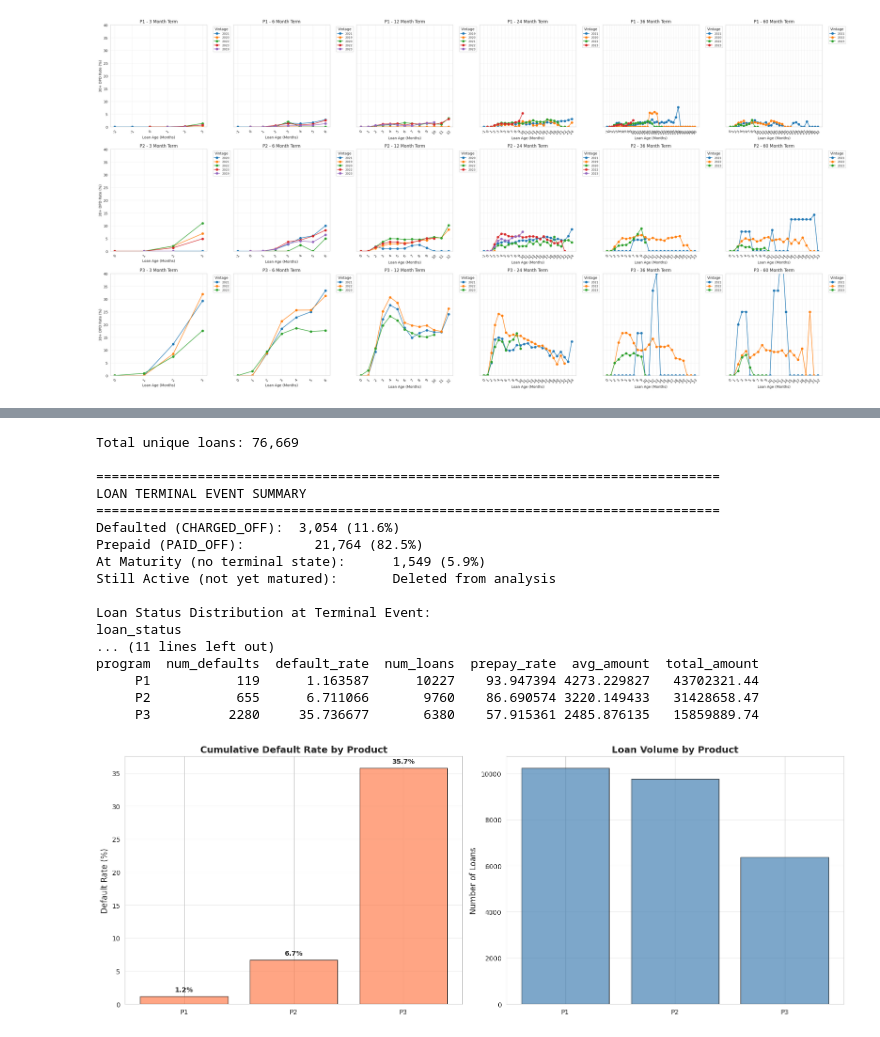
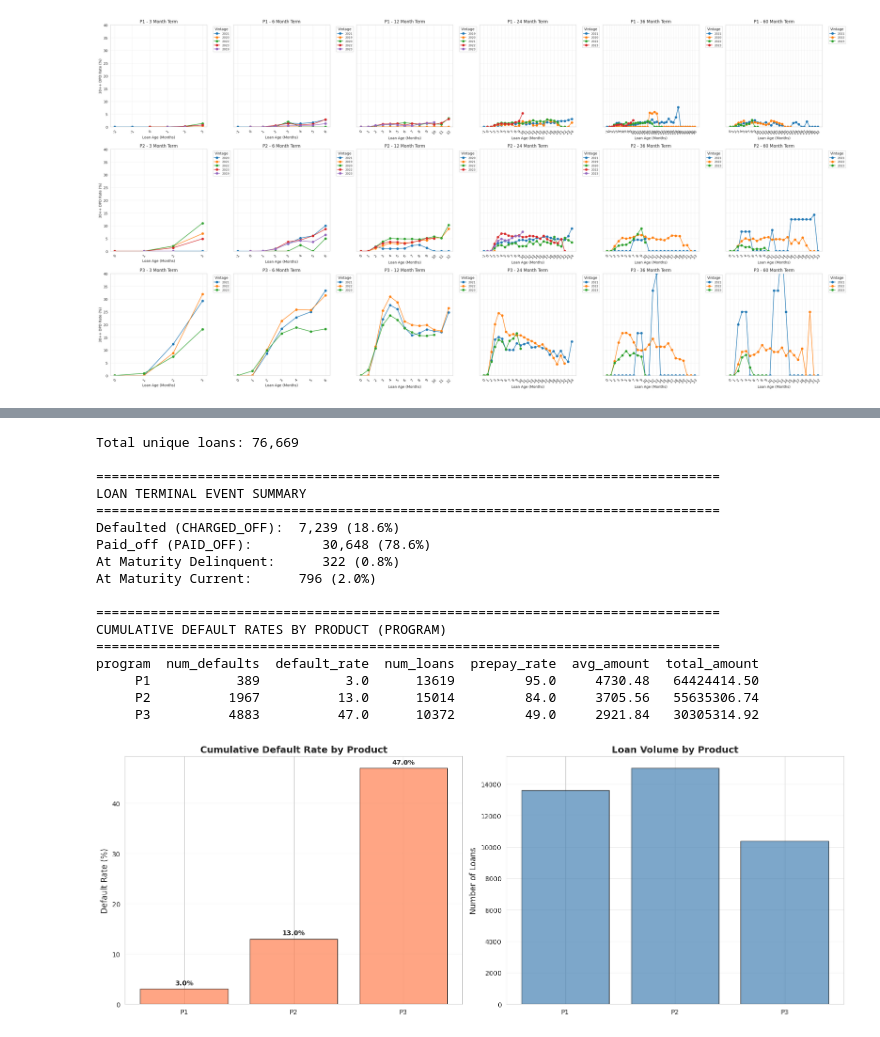
Before and after one commit to EllenNYC/Moore, a Jupyter notebook: data_exploration.ipynb, the cells around one changed output, grey strips where cells are left out. Drawn from its saved outputs; the diff is of its cells as text; code cells hidden in the pictures.

```diff
--- a/data_exploration.ipynb
+++ b/data_exploration.ipynb
@@ -381,13 +427,12 @@ plt.show()
 # %%
 # Merge loan tape with performance data
 df = loan_perf_clean.merge(
-    loan_tape_clean[['display_id', 'disbursement_d', 'loan_term', 'fico_score', 'approved_amount', 'program', 'vertical','vintage_quarter']],
+    loan_tape_clean[['display_id', 'disbursement_d', 'mdr', 'int_rate', 'loan_term', 'fico_score', 'approved_amount', 'program', 'vertical','vintage_quarter']],
     on='display_id',
     how='inner'
 )
 
 print(f"Merged dataset shape: {df.shape}")
-df.head()
 
 # Calculate loan age in months
 df['loan_age_months'] = ((df['report_date'] - df['disbursement_d']).dt.days / 30.44).round().astype(int)
@@ -400,6 +445,7 @@ df['disbursement_year'] = df['disbursement_d'].dt.year
 df['disbursement_quarter'] = df['disbursement_d'].dt.to_period('Q')
 df['disbursement_year'] = df['disbursement_d'].dt.to_period('Y')
 
+#written off loans look like from cancelled transactions, exclude them
 df=df[df.loan_status!='WRITTEN_OFF']
 
 print("\nVintage Distribution:")
@@ -515,7 +582,7 @@ for i, prog in enumerate(programs):
         axes[i,j].set_title(f'{prog} - {term} Month Term')
         axes[i,j].set_xlabel('Loan Age (Months)')
         if j == 0:
-            axes[i,j].set_ylabel('30+ DPD Rate (%)')
+            axes[i,j].set_ylabel('30++ DPD Rate (%)')
         y_lim = 5 if prog == 'P1' else 10 if prog=='P2' else 40
         axes[i,j].set_ylim(bottom=0, top=y_lim)
         axes[i,j].tick_params(axis='x', rotation=45)
@@ -776,14 +862,14 @@ plt.show()
 # %%
 # Get final status for each loan from df - capture entry at FIRST terminal event
-# Terminal events: Default (CHARGED_OFF, WRITTEN_OFF), Paid Off (PAID_OFF, SATISFIED), or Maturity
+# Terminal events: Default (CHARGED_OFF), Paid Off (PAID_OFF), or Maturity
 
 # Sort by loan and date
 df = df.sort_values(['display_id', 'report_date']).copy()
 
 # Define terminal states
 default_states = ['Default']
-payoff_states = ['Prepaid']
-terminal_states = ['Prepaid','Default']
+payoff_states = ['Paid_off']
+terminal_states = ['Paid_off','Default']
 
 # Function to get the first terminal event or maturity for each loan
 def get_terminal_event(group):
@@ -812,25 +898,31 @@ final_status_df = df.groupby('display_id', group_keys=False).apply(get_terminal_
 
 # Create event type indicators
 final_status_df['defaulted'] = final_status_df['delinquency_bucket'].isin(default_states).astype(int)
-final_status_df['prepaid'] = final_status_df['delinquency_bucket'].isin(payoff_states).astype(int)
-final_status_df['at_maturity'] = (
+final_status_df['Paid_off'] = final_status_df['delinquency_bucket'].isin(payoff_states).astype(int)
+final_status_df['at_maturity_del'] = (
     (~final_status_df['delinquency_bucket'].isin(terminal_states)) &
-    (final_status_df['loan_age_months'] >= final_status_df['loan_term'])
+    (final_status_df['loan_age_months'] >= final_status_df['loan_term'])&
+    (final_status_df['delinquency_bucket'] != 'CURRENT')
+).astype(int)
+final_status_df['at_maturity_curr'] = (
+    (~final_status_df['delinquency_bucket'].isin(terminal_states)) &
+    (final_status_df['loan_age_months'] >= final_status_df['loan_term'])&
+    (final_status_df['delinquency_bucket'] == 'CURRENT')
 ).astype(int)
 final_status_df['still_active'] = (
     (~final_status_df['delinquency_bucket'].isin(terminal_states)) &
     (final_status_df['loan_age_months'] < final_status_df['loan_term'])
 ).astype(int)
 
-#drop still active loans
+#drop still active loans-loans that have not yet reached maturity by 2023-10-31
 final_status_df=final_status_df[~(final_status_df['still_active']==1)]
 
-# Filter loans where the difference between 2023-10-31 and disbursement_d is at least 0 months
+# Filter loans where the difference between 2023-10-31 and disbursement_d is more than or equal to loan_term(those that are already matured by 2023-10-31)
 # Calculate months difference using pandas Period
-cutoff_period = pd.Period('2023-10', freq='M')
-loan_periods = final_status_df['disbursement_d'].dt.to_period('M')
-months_diff = (cutoff_period.ordinal - loan_periods.apply(lambda x: x.ordinal)+1)
-final_status_df = final_status_df[months_diff >= final_status_df['loan_term']]
+# cutoff_period = pd.Period('2023-10', freq='M')
+# loan_periods = final_status_df['disbursement_d'].dt.to_period('M')
+# months_diff = (cutoff_period.ordinal - loan_periods.apply(lambda x: x.ordinal)+1)
+# final_status_df = final_status_df[months_diff >= final_status_df['loan_term']]
 
 print(f"Total unique loans: {df['display_id'].nunique():,}")
 
@@ -839,20 +931,16 @@ print("\n" + "=" * 80)
 print("LOAN TERMINAL EVENT SUMMARY")
 print("=" * 80)
 print(f"Defaulted (CHARGED_OFF):  {final_status_df['defaulted'].sum():,} ({final_status_df['defaulted'].mean()*100:.1f}%)")
-print(f"Prepaid (PAID_OFF):         {final_status_df['prepaid'].sum():,} ({final_status_df['prepaid'].mean()*100:.1f}%)")
-print(f"At Maturity (no terminal state):      {final_status_df['at_maturity'].sum():,} ({final_status_df['at_maturity'].mean()*100:.1f}%)")
-print(f"Still Active (not yet matured):       Deleted from analysis")
-
-# Breakdown by loan status
-print("\nLoan Status Distribution at Terminal Event:")
-print(final_status_df['loan_status'].value_counts().to_string())
+print(f"Paid_off (PAID_OFF):         {final_status_df['Paid_off'].sum():,} ({final_status_df['Paid_off'].mean()*100:.1f}%)")
+print(f"At Maturity Delinquent:      {final_status_df['at_maturity_del'].sum():,} ({final_status_df['at_maturity_del'].mean()*100:.1f}%)")
+print(f"At Maturity Current:      {final_status_df['at_maturity_curr'].sum():,} ({final_status_df['at_maturity_curr'].mean()*100:.1f}%)")
 
 # Calculate final default rates by Product (Program)
 product_default = final_status_df.groupby('program').agg({
     'defaulted': ['sum', 'mean', 'count'],
-    'prepaid': 'mean',
+    'Paid_off': 'mean',
     'approved_amount': ['mean', 'sum']
-}).reset_index()
+}).reset_index().round(2)
 
 product_default.columns = ['program', 'num_defaults', 'default_rate', 'num_loans', 'prepay_rate', 'avg_amount', 'total_amount']
 product_default['default_rate'] *= 100
@@ -872,43 +960,43 @@ axes[0].bar(range(len(product_default)), product_default['default_rate'],
 axes[0].set_xticks(range(len(product_default)))
 axes[0].set_xticklabels(product_default['program'], rotation=0)
 axes[0].set_ylabel('Default Rate (%)', fontsize=12)
 axes[0].set_title('Cumulative Default Rate by Product', fontsize=14, fontweight='bold')
 axes[0].grid(axis='y', alpha=0.3)
 
 # Add value labels
 for i, row in product_default.iterrows():
     axes[0].text(i, row['default_rate'] + 0.5, f"{row['default_rate']:.1f}%",
                 ha='center', va='bottom', fontsize=10, fontweight='bold')
 
 # Number of loans by product
 axes[1].bar(range(len(product_default)), product_default['num_loans'],
             color='steelblue', alpha=0.7, edgecolor='black')
 axes[1].set_xticks(range(len(product_default)))
 axes[1].set_xticklabels(product_default['program'], rotation=0)
 axes[1].set_ylabel('Number of Loans', fontsize=12)
 axes[1].set_title('Loan Volume by Product', fontsize=14, fontweight='bold')
 axes[1].grid(axis='y', alpha=0.3)
 
 plt.tight_layout()
 plt.show()
 # %% [output]
 Total unique loans: 76,669
 
 ================================================================================
 LOAN TERMINAL EVENT SUMMARY
 ================================================================================
-Defaulted (CHARGED_OFF):  3,054 (11.6%)
-Prepaid (PAID_OFF):         21,764 (82.5%)
-At Maturity (no terminal state):      1,549 (5.9%)
-Still Active (not yet matured):       Deleted from analysis
+Defaulted (CHARGED_OFF):  7,239 (18.6%)
+Paid_off (PAID_OFF):         30,648 (78.6%)
+At Maturity Delinquent:      322 (0.8%)
+At Maturity Current:      796 (2.0%)
 
-Loan Status Distribution at Terminal Event:
-loan_status
-... (11 lines left out)
+================================================================================
+CUMULATIVE DEFAULT RATES BY PRODUCT (PROGRAM)
+================================================================================
 program  num_defaults  default_rate  num_loans  prepay_rate  avg_amount  total_amount
-     P1           119      1.163587      10227    93.947394 4273.229827   43702321.44
-     P2           655      6.711066       9760    86.690574 3220.149433   31428658.47
-     P3          2280     35.736677       6380    57.915361 2485.876135   15859889.74
+     P1           389           3.0      13619         95.0     4730.48   64424414.50
+     P2          1967          13.0      15014         84.0     3705.56   55635306.74
+     P3          4883          47.0      10372         49.0     2921.84   30305314.92
-[figure, old version]
+[figure, new version]
 # %%
 # final_status_df[final_status_df.loan_term==24]
```
Also changed, not shown: parts of 28 cells of this notebook, 36 other files.
